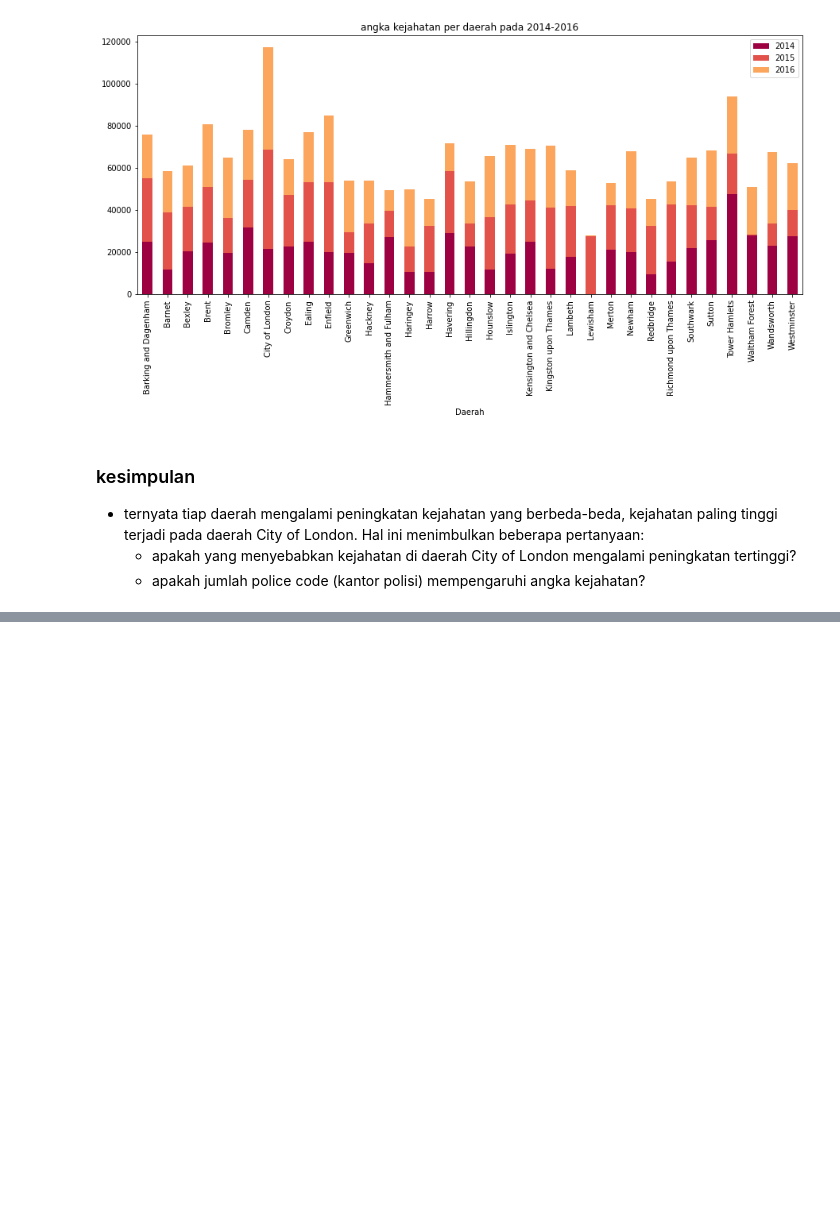
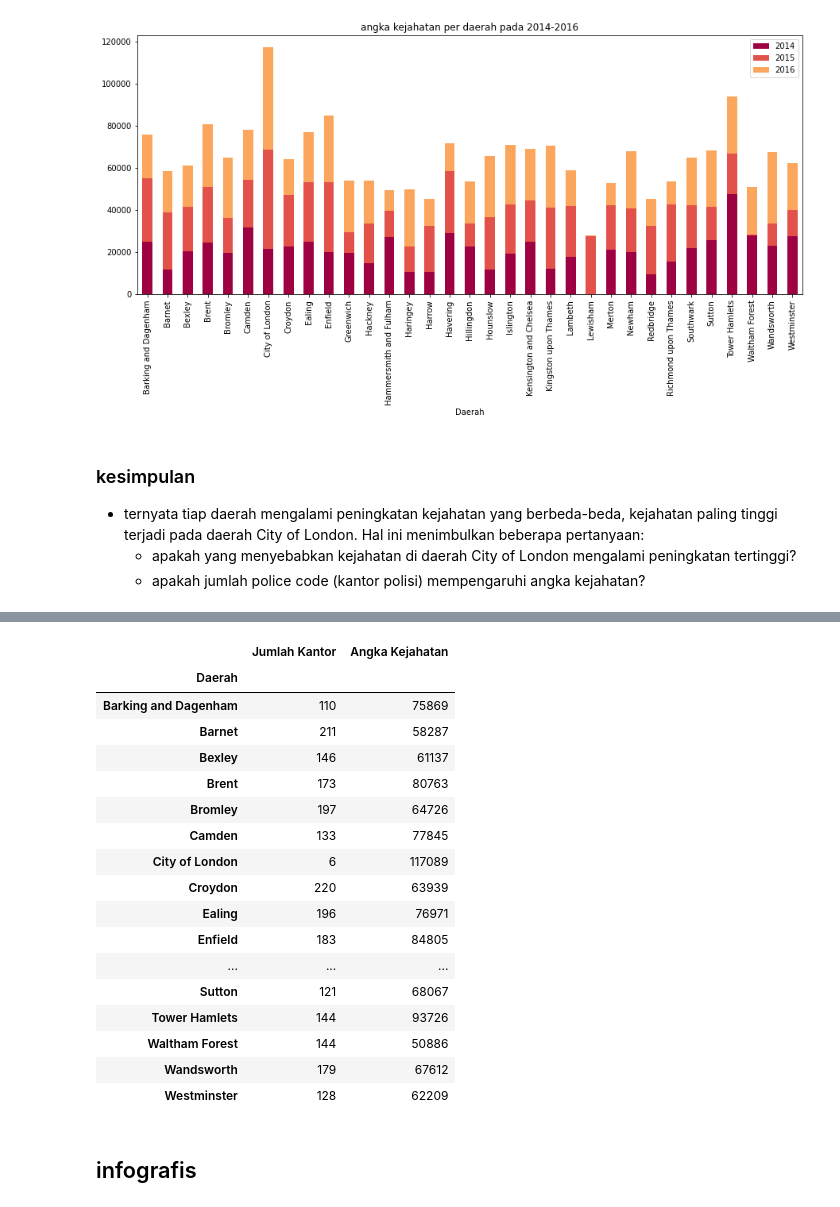
Before and after one commit to ainajefelina/Studi-Independen, a Jupyter notebook: Assignment 1/Percobaan 3/bismillah.ipynb, the cells around one changed output, grey strips where cells are left out. Drawn from its saved outputs; the diff is of its cells as text; code cells hidden in the pictures; blank space fills up the shorter version.

```diff
--- a/Assignment 1/Percobaan 3/bismillah.ipynb
+++ b/Assignment 1/Percobaan 3/bismillah.ipynb
@@ -379,0 +513,35 @@ plt.show()
+# %%
+len_polisi=pd.Series([Barking_polisi, Barnet_polisi, Bexley_polisi, Brent_polisi, Bromley_polisi,
+                                   Camden_polisi, City_polisi, Croydon_polisi, Ealing_polisi, Enfield_polisi,
+                                   Greenwich_polisi, Hackney_polisi, Hammersmith_polisi, Haringey_polisi,
+                                   Harrow_polisi, Havering_polisi, Hillingdon_polisi, Hounslow_polisi,
+                                   Islington_polisi, Kensington_polisi, Kingston_polisi,
+                                   Lambeth_polisi, Lewisham_polisi, Merton_polisi, Newham_polisi,
+                                   Redbridge_polisi, Richmond_polisi, Southwark_polisi, Sutton_polisi,
+                                   Tower_polisi, Waltham_polisi, Wandsworth_polisi, Westminster_polisi])
+# %%
+df_kantor_polisi=pd.DataFrame({'Daerah': daerah, 'Jumlah Kantor': len_polisi, 'Angka Kejahatan': df_kej_daerah['Total']})
+df_kantor_polisi.set_index('Daerah', inplace=True)
+# %%
+df_kantor_polisi
+# %% [output]
+|  | Jumlah Kantor | Angka Kejahatan |
+| Daerah |  |  |
+| Barking and Dagenham | 110 | 75869 |
+| Barnet | 211 | 58287 |
+| Bexley | 146 | 61137 |
+| Brent | 173 | 80763 |
+| Bromley | 197 | 64726 |
+| Camden | 133 | 77845 |
+| City of London | 6 | 117089 |
+| Croydon | 220 | 63939 |
+| Ealing | 196 | 76971 |
+| Enfield | 183 | 84805 |
+| ... | ... | ... |
+| Sutton | 121 | 68067 |
+| Tower Hamlets | 144 | 93726 |
+| Waltham Forest | 144 | 50886 |
+| Wandsworth | 179 | 67612 |
+| Westminster | 128 | 62209 |
+# %% [markdown]
+## infografis
```
Also changed, not shown: parts of 5 cells of this notebook.
